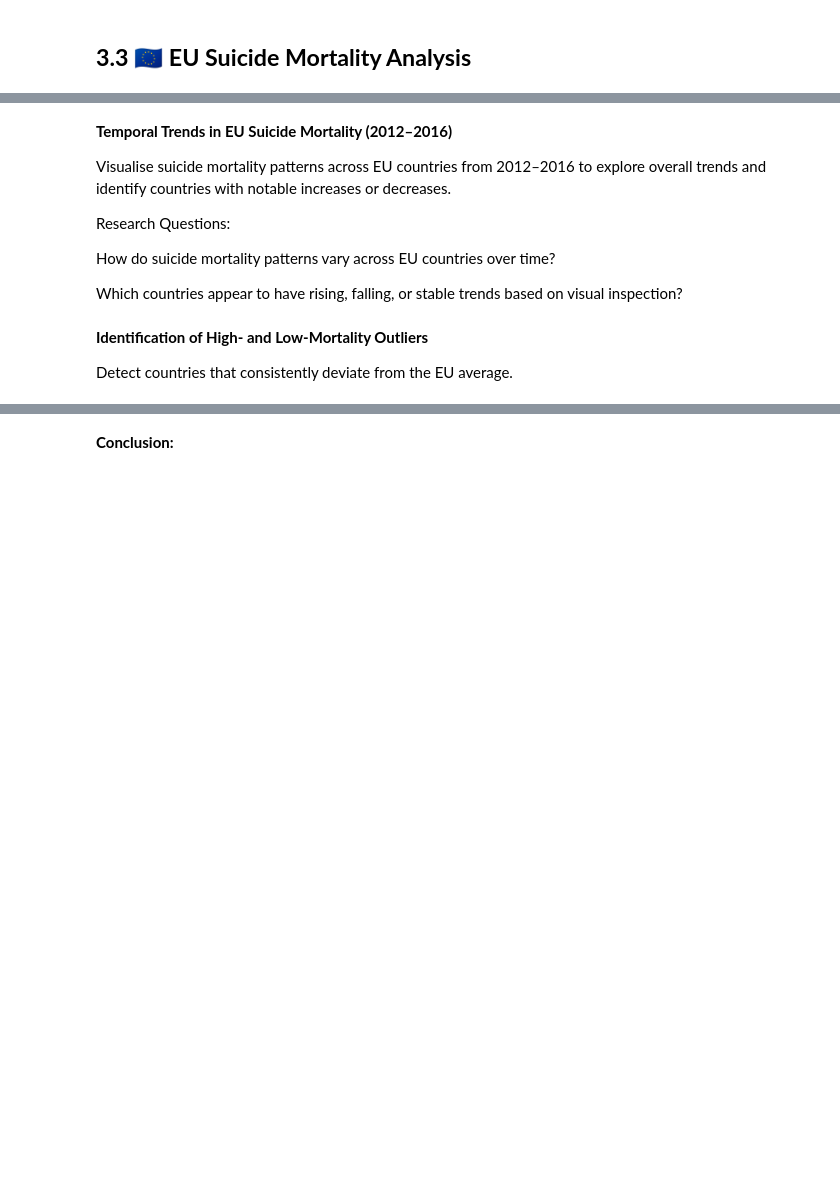
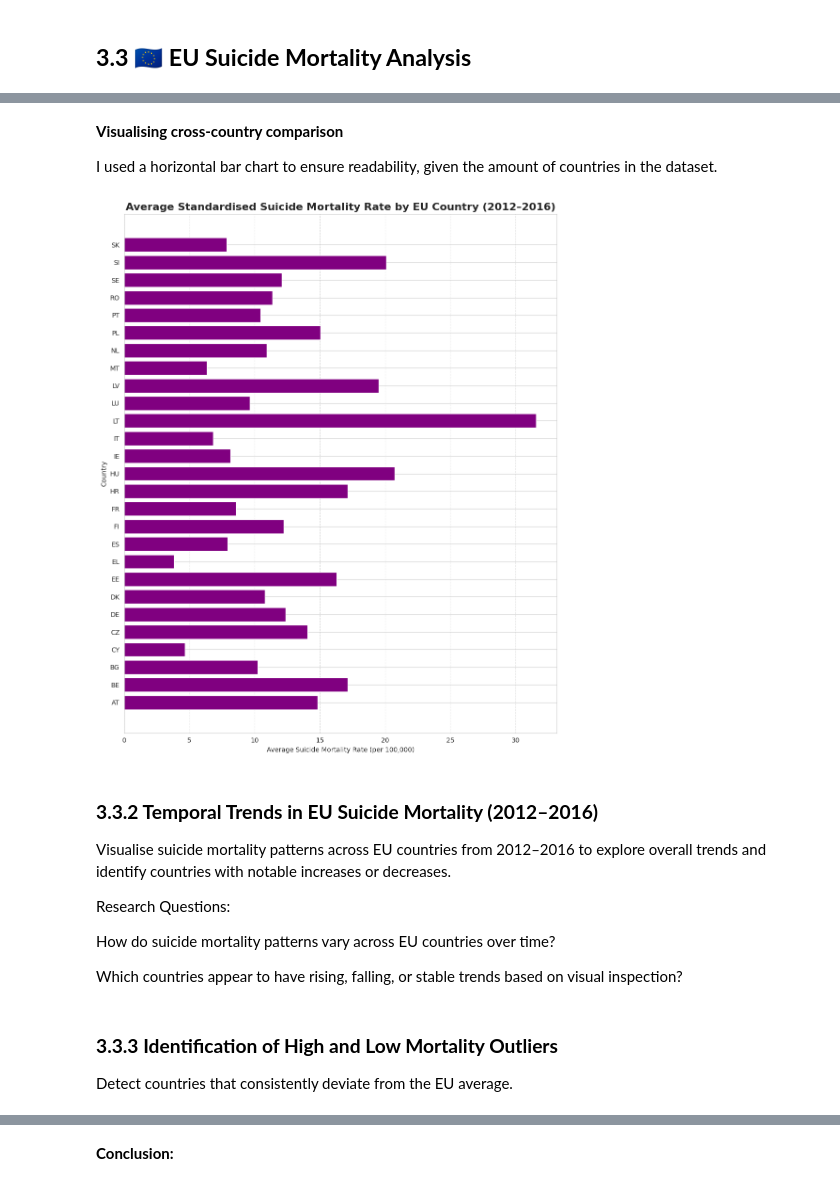
Before and after one commit to NibnabCodes/pfda_project, a Jupyter notebook: analysis.ipynb, the cells around one changed output, grey strips where cells are left out. Drawn from its saved outputs; the diff is of its cells as text; code cells hidden in the pictures; blank space fills up the shorter version.

```diff
--- a/analysis.ipynb
+++ b/analysis.ipynb
@@ -1687,5 +1761,29 @@ Identify countries with consistently higher & lower suicide mortality levels acr
+# %% [markdown]
+**Visualising cross-country comparison**
+
+I used a horizontal bar chart to ensure readability, given the amount of countries in the dataset.
+# %%
+plt.figure(figsize=(10, 12))
+
+plt.barh(
+    country_avg_mortality.index,
+    country_avg_mortality.values,
+    color="purple"
+)
+
+plt.title(
+    "Average Standardised Suicide Mortality Rate by EU Country (2012–2016)",
+    fontsize=16,
+    weight="bold"
+)
+plt.xlabel("Average Suicide Mortality Rate (per 100,000)")
+plt.ylabel("Country")
+plt.grid(axis="x", linestyle="--", alpha=0.6)
+plt.tight_layout()
+# %% [output]
+[figure, added]
 # %% [markdown]
-**Temporal Trends in EU Suicide Mortality (2012–2016)**
+### **3.3.2 Temporal Trends in EU Suicide Mortality (2012–2016)**
 
 Visualise suicide mortality patterns across EU countries from 2012–2016 to explore overall trends and identify countries with notable increases or decreases.
 
@@ -1695,7 +1793,7 @@ How do suicide mortality patterns vary across EU countries over time?
 
 Which countries appear to have rising, falling, or stable trends based on visual inspection?
 # %% [markdown]
-**Identification of High- and Low-Mortality Outliers**
+### **3.3.3 Identification of High and Low Mortality Outliers**
 
 Detect countries that consistently deviate from the EU average.
 # %% [markdown]
```
Also changed, not shown: parts of 7 cells of this notebook.
